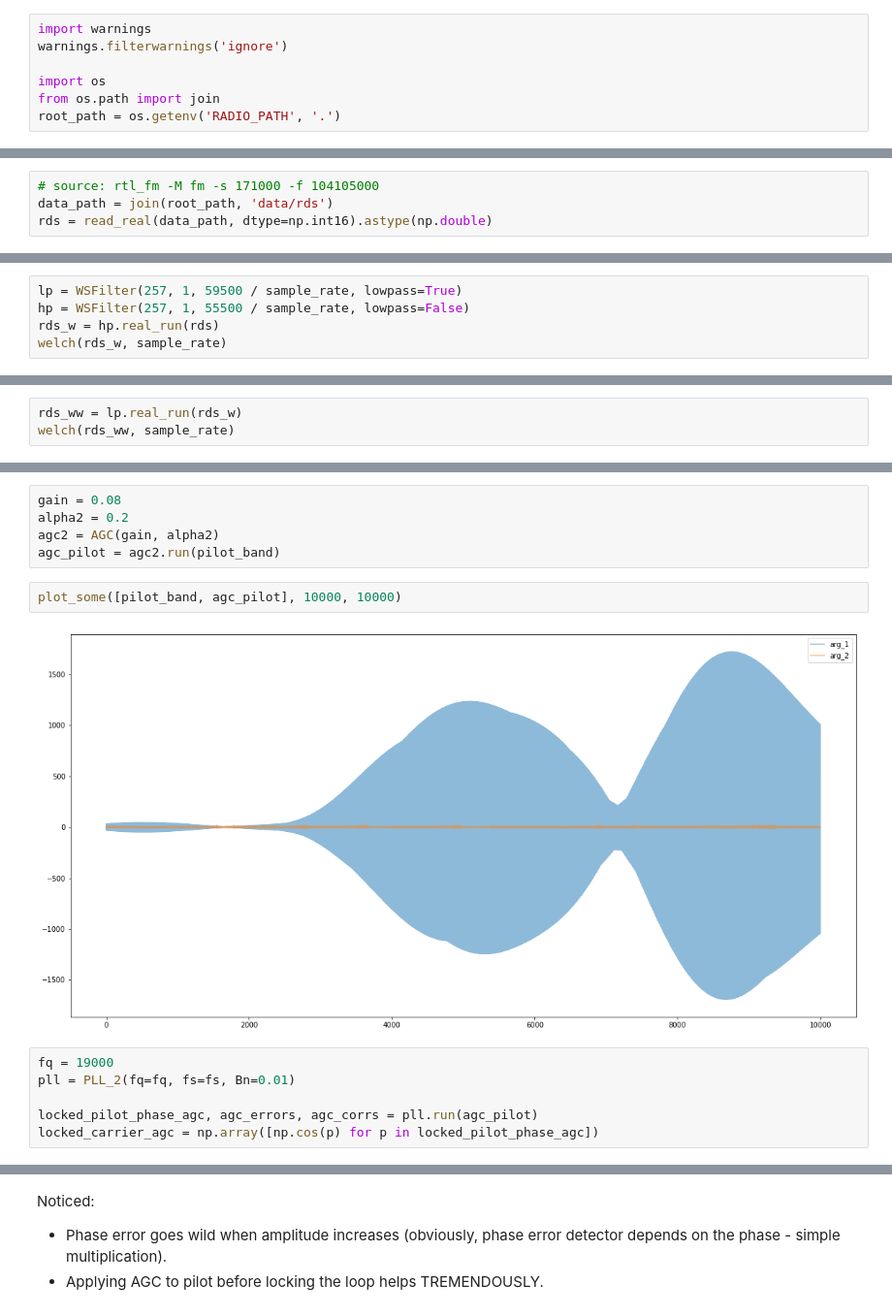
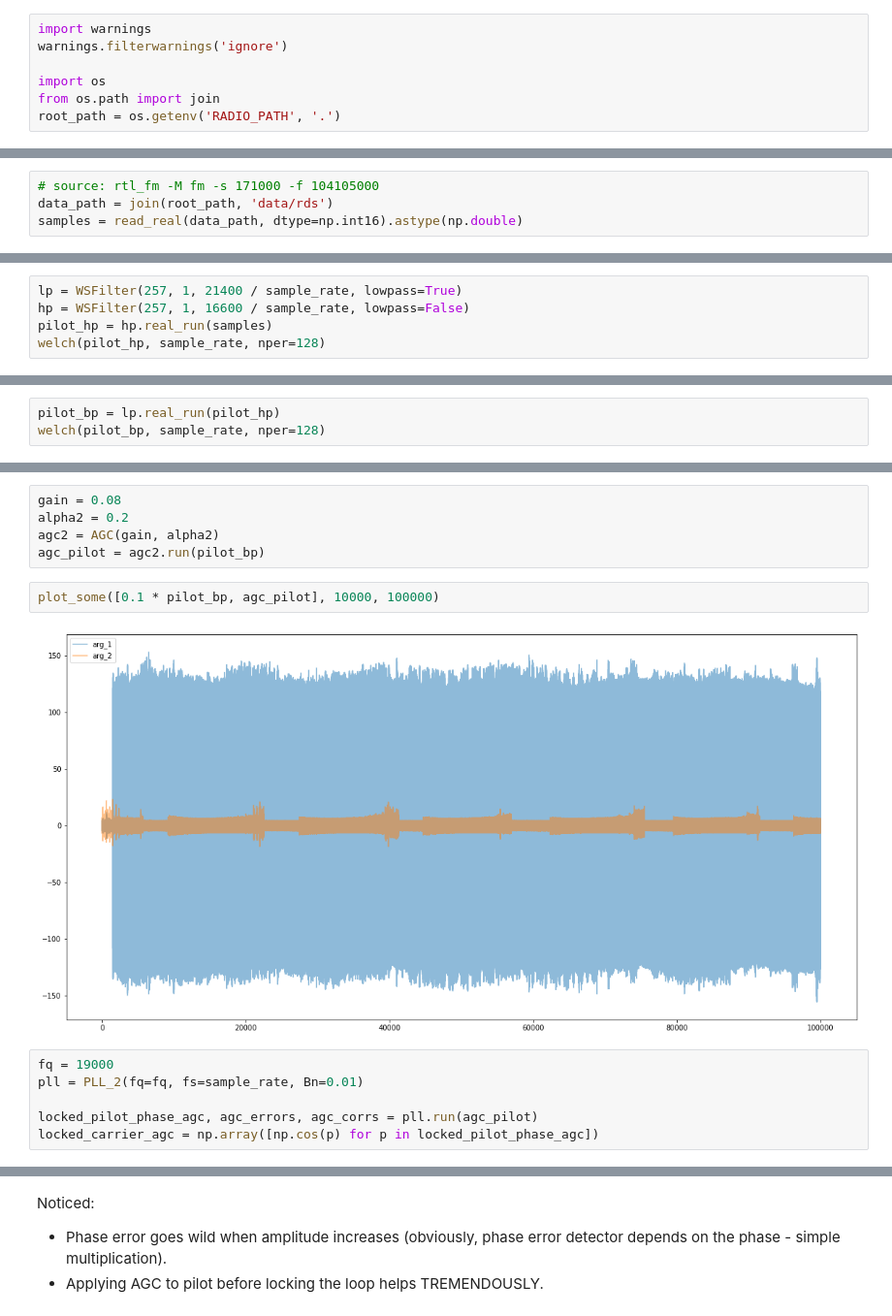
Before and after one commit to enthyp/rds-fm, a Jupyter notebook: nb/RDS/AM.ipynb, the cells around one changed output, grey strips where cells are left out. Shown: that part at 97% size. Cells and saved outputs as stored; diff of their text form.

```diff
--- a/nb/RDS/AM.ipynb
+++ b/nb/RDS/AM.ipynb
@@ -16,4 +31,4 @@ root_path = os.getenv('RADIO_PATH', '.')
 # %%
 # source: rtl_fm -M fm -s 171000 -f 104105000
 data_path = join(root_path, 'data/rds')
-rds = read_real(data_path, dtype=np.int16).astype(np.double)
+samples = read_real(data_path, dtype=np.int16).astype(np.double)
@@ -47,6 +53,6 @@ welch(rds, sample_rate)
 # %%
-lp = WSFilter(257, 1, 59500 / sample_rate, lowpass=True)
-hp = WSFilter(257, 1, 55500 / sample_rate, lowpass=False)
-rds_w = hp.real_run(rds)
-welch(rds_w, sample_rate)
+lp = WSFilter(257, 1, 21400 / sample_rate, lowpass=True)
+hp = WSFilter(257, 1, 16600 / sample_rate, lowpass=False)
+pilot_hp = hp.real_run(samples)
+welch(pilot_hp, sample_rate, nper=128)
 # %% [output]
@@ -54,4 +60,4 @@ welch(rds_w, sample_rate)
 # %%
-rds_ww = lp.real_run(rds_w)
-welch(rds_ww, sample_rate)
+pilot_bp = lp.real_run(pilot_hp)
+welch(pilot_bp, sample_rate, nper=128)
 # %% [output]
@@ -76,14 +70,14 @@ plot_some([pilot_band, 10 * rds_ww], 61000, 2000)
 gain = 0.08
 alpha2 = 0.2
 agc2 = AGC(gain, alpha2)
-agc_pilot = agc2.run(pilot_band)
+agc_pilot = agc2.run(pilot_bp)
 # %%
-plot_some([pilot_band, agc_pilot], 10000, 10000)
+plot_some([0.1 * pilot_bp, agc_pilot], 10000, 100000)
 # %% [output]
-[figure, old version]
+[figure, new version]
 # %%
 fq = 19000
-pll = PLL_2(fq=fq, fs=fs, Bn=0.01)
+pll = PLL_2(fq=fq, fs=sample_rate, Bn=0.01)
 
 locked_pilot_phase_agc, agc_errors, agc_corrs = pll.run(agc_pilot)
 locked_carrier_agc = np.array([np.cos(p) for p in locked_pilot_phase_agc])
```
Also changed, not shown: parts of 22 cells of this notebook, 4 other files.
